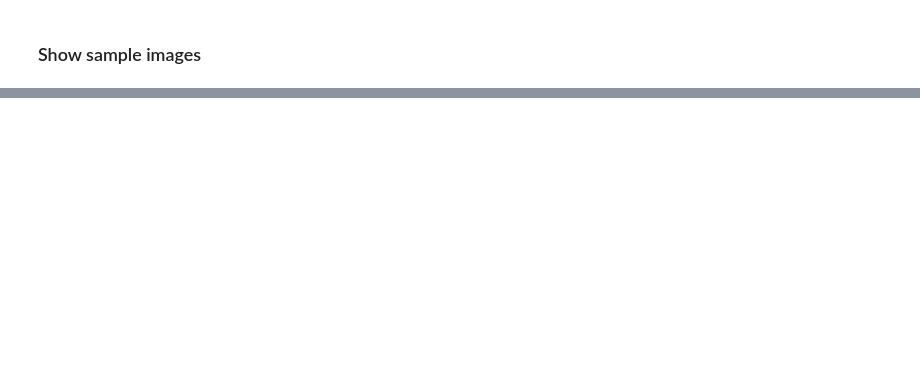
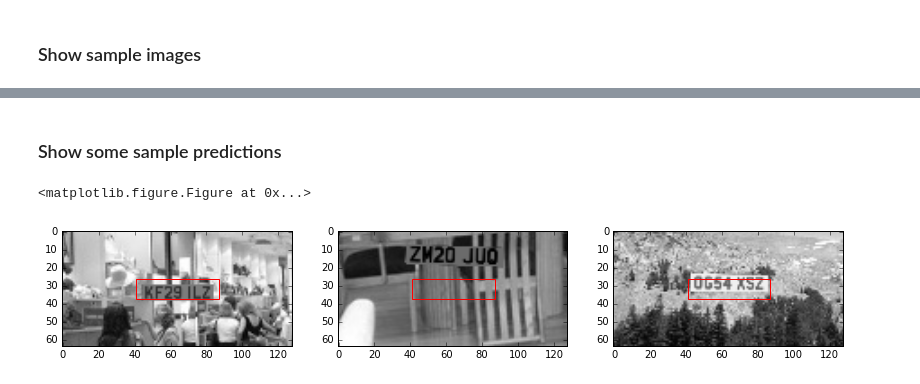
Before and after one commit to klangner/license_plate, a Jupyter notebook: notebook/mearl.ipynb, the cells around one changed output, grey strips where cells are left out. Saved outputs shown, nothing was run; the diff lists cells and outputs as text; code cells hidden in the pictures; blank space fills up the shorter version.

```diff
--- a/notebook/mearl.ipynb
+++ b/notebook/mearl.ipynb
@@ -61,0 +85,4 @@ plt.show()
+# %%
+def mse(expected, predicted):
+    se = tf.square(expected - predicted)
+    return tf.reduce_mean(se)
@@ -61,0 +91,6 @@ plt.show()
+# %%
+xs = tf.constant(2, shape=[10, 4])
+ys = tf.constant(0, shape=[10, 4])
+
+with tf.Session() as session:
+    print(session.run(mse(xs, ys)))
@@ -61,0 +101,33 @@ plt.show()
+# %%
+HIDDEN_1_SIZE = 100
+PIXEL_COUNT = X.shape[1] * X.shape[2]
+LABEL_COUNT = Y.shape[1]
+# Create placeholders for image data and expected point positions
+x_placeholder = tf.placeholder(tf.float32, shape=[None, PIXEL_COUNT])
+y_placeholder = tf.placeholder(tf.float32, shape=[None, LABEL_COUNT])
+
+# Build neural network
+def build_model(xs):
+    W1 = tf.Variable(tf.truncated_normal([PIXEL_COUNT, HIDDEN_1_SIZE], stddev=0.1))
+    b1 = tf.Variable(tf.constant(0.1, shape=[HIDDEN_1_SIZE]))
+    hidden1 = tf.nn.relu(tf.matmul(xs, W1) + b1)
+    W2 = tf.Variable(tf.truncated_normal([HIDDEN_1_SIZE, LABEL_COUNT], stddev=0.1))
+    b2 = tf.Variable(tf.constant(0.1, shape=[LABEL_COUNT]))
+    return tf.matmul(hidden1, W2) + b2
+
+# Define loss function
+model = build_model(x_placeholder)
+loss = mse(y_placeholder, model)
+
+MAX_ITER = 1000
+with tf.Session() as session:
+    session.run(tf.initialize_all_variables())
+    train_step = tf.train.GradientDescentOptimizer(0.5).minimize(loss)
+    X2 = np.reshape(X, (X.shape[0], X.shape[1]*X.shape[2]))
+    for i in range(MAX_ITER):
+        train_step.run(feed_dict={x_placeholder: X2, y_placeholder: Y})
+        if (i+1) % (MAX_ITER/10) == 0:
+            score = loss.eval(feed_dict={x_placeholder: X2, y_placeholder: Y})
+            print('Epoch: %d, loss=%f' % (i+1, score))
+    Y2 = model.eval(feed_dict={x_placeholder: X2})
+Y2
@@ -61,0 +152,7 @@ plt.show()
+# %% [markdown]
+### Show some sample predictions
+# %%
+plot_random_images(X, Y2)
+# %% [output]
+<matplotlib.figure.Figure at 0x...>
+[figure, added]
```
Also changed, not shown: parts of 11 cells of this notebook.
